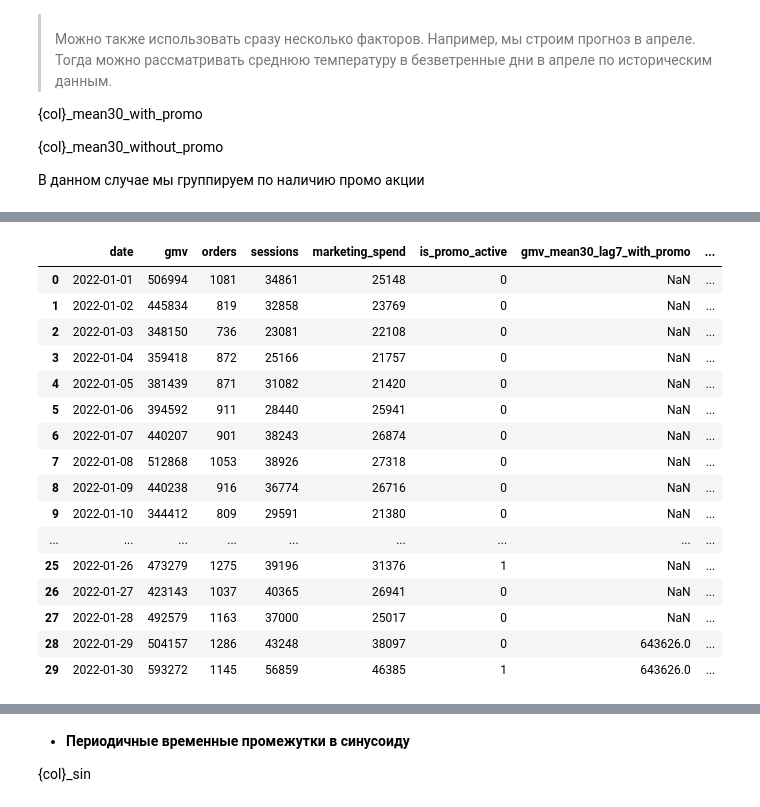
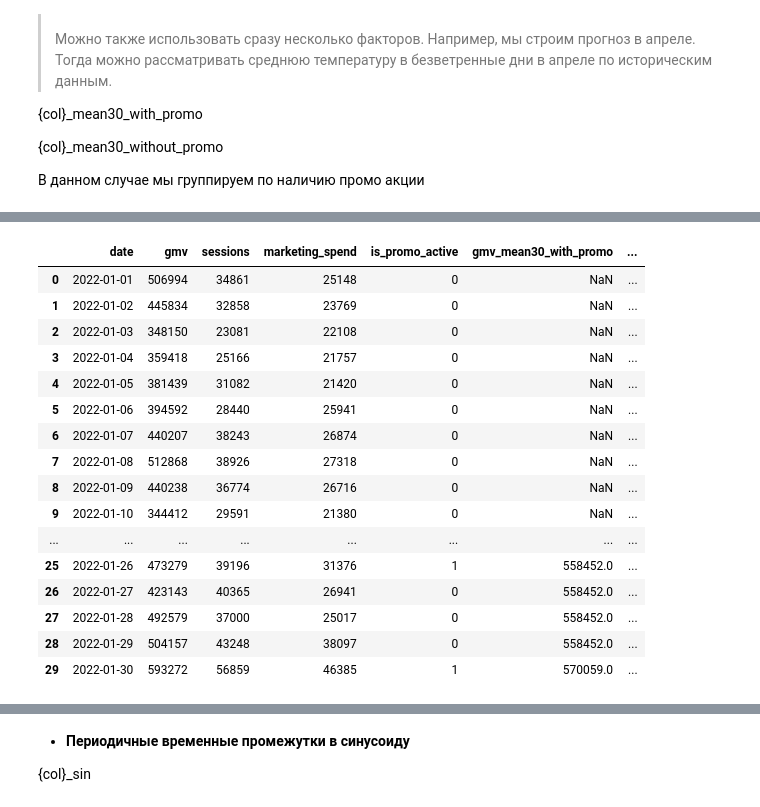
Before and after one commit to RabochiyYan/Ozon_test, a Jupyter notebook: Task_1.1.ipynb, the cells around one changed output, grey strips where cells are left out. Drawn from its saved outputs; the diff is of its cells as text; code cells hidden in the pictures.

```diff
--- a/Task_1.1.ipynb
+++ b/Task_1.1.ipynb
@@ -436,6 +440,7 @@ Index(['gmv', 'orders', 'sessions', 'marketing_spend'], dtype='object')
 # %%
+df2 = df_test.copy(deep=True)
 lags_numeric = [1,2,7, 14, 28, 365]
 for lag in lags_numeric:
-    for col in numeric_columns[1:]:
+    for col in numeric_columns:
         df2[f"{col}_lag_{lag}"] = df2[col].shift(lag)
 # %%
@@ -506,5 +480,6 @@ df3[['date', 'gmv', 'gmv_mean7_lag7', 'gmv_mean30_lag7']].head(15)
 # %%
-for col in numeric_columns[1:]:
+df3 = df2.copy(deep=True)
+for col in numeric_columns:
     df3[f'{col}_mean7'] = df2[col].rolling(window=7, min_periods=1).mean().round(0)
     df3[f'{col}_mean30'] = df2[col].rolling(window=30, min_periods=1).mean().round(0)
 # %%
@@ -529,4 +503,0 @@ df3[list(df2.columns[:5])+list(df3.columns[-8:])].head(15)
-# %%
-df3['gmv_std7_lag7'] = df2['gmv'].shift(7).rolling(window=7, min_periods=1).std().round(0)
-df3['gmv_std30_lag7'] = df2['gmv'].shift(7).rolling(window=30, min_periods=1).std().round(0)
-df3[['date', 'gmv', 'gmv_std7_lag7', 'gmv_std30_lag7']].head(15)
@@ -550,7 +504,7 @@ df3[['date', 'gmv', 'gmv_std7_lag7', 'gmv_std30_lag7']].head(15)
 # %%
-for col in numeric_columns[1:]:
+for col in numeric_columns:
     df3[f'{col}_std7'] = df2[col].rolling(window=7, min_periods=1).std().round(0)
     df3[f'{col}_std30'] = df2[col].rolling(window=30, min_periods=1).std().round(0)
 
-df3[list(df2.columns[:5])+list(df3.columns[-8:])].head(15)
+df3[list(df2.columns[:4])+list(df3.columns[-6:])].head(15)
 # %% [output]
@@ -615,27 +546,28 @@ df4[['date', 'gmv', 'is_promo_active', 'gmv_mean30_lag7_with_promo', 'gmv_mean30
 # %%
-for col in numeric_columns[1:]:
+df4 = df3.copy(deep=True)
+for col in numeric_columns:
     df4[f'{col}_mean30_with_promo'] = calc_conditional_mean(df4[col], df4['is_promo_active'], 1, 0)
     df4[f'{col}_mean30_without_promo'] = calc_conditional_mean(df4[col], df4['is_promo_active'], 0, 0)
 
-df4[list(df4.columns[:6])+list(df4.columns[-8:])].head(30)
+df4[list(df4.columns[:5])+list(df4.columns[-6:])].head(30)
 # %% [output]
-|  | date | gmv | orders | sessions | marketing_spend | is_promo_active | gmv_mean30_lag7_with_promo | ... |
-| 0 | 2022-01-01 | 506994 | 1081 | 34861 | 25148 | 0 | NaN | ... |
-| 1 | 2022-01-02 | 445834 | 819 | 32858 | 23769 | 0 | NaN | ... |
-| 2 | 2022-01-03 | 348150 | 736 | 23081 | 22108 | 0 | NaN | ... |
-| 3 | 2022-01-04 | 359418 | 872 | 25166 | 21757 | 0 | NaN | ... |
-| 4 | 2022-01-05 | 381439 | 871 | 31082 | 21420 | 0 | NaN | ... |
-| 5 | 2022-01-06 | 394592 | 911 | 28440 | 25941 | 0 | NaN | ... |
-| 6 | 2022-01-07 | 440207 | 901 | 38243 | 26874 | 0 | NaN | ... |
-| 7 | 2022-01-08 | 512868 | 1053 | 38926 | 27318 | 0 | NaN | ... |
-| 8 | 2022-01-09 | 440238 | 916 | 36774 | 26716 | 0 | NaN | ... |
-| 9 | 2022-01-10 | 344412 | 809 | 29591 | 21380 | 0 | NaN | ... |
-| ... | ... | ... | ... | ... | ... | ... | ... | ... |
-| 25 | 2022-01-26 | 473279 | 1275 | 39196 | 31376 | 1 | NaN | ... |
-| 26 | 2022-01-27 | 423143 | 1037 | 40365 | 26941 | 0 | NaN | ... |
-| 27 | 2022-01-28 | 492579 | 1163 | 37000 | 25017 | 0 | NaN | ... |
-| 28 | 2022-01-29 | 504157 | 1286 | 43248 | 38097 | 0 | 643626.0 | ... |
-| 29 | 2022-01-30 | 593272 | 1145 | 56859 | 46385 | 1 | 643626.0 | ... |
+|  | date | gmv | sessions | marketing_spend | is_promo_active | gmv_mean30_with_promo | ... |
+| 0 | 2022-01-01 | 506994 | 34861 | 25148 | 0 | NaN | ... |
+| 1 | 2022-01-02 | 445834 | 32858 | 23769 | 0 | NaN | ... |
+| 2 | 2022-01-03 | 348150 | 23081 | 22108 | 0 | NaN | ... |
+| 3 | 2022-01-04 | 359418 | 25166 | 21757 | 0 | NaN | ... |
+| 4 | 2022-01-05 | 381439 | 31082 | 21420 | 0 | NaN | ... |
+| 5 | 2022-01-06 | 394592 | 28440 | 25941 | 0 | NaN | ... |
+| 6 | 2022-01-07 | 440207 | 38243 | 26874 | 0 | NaN | ... |
+| 7 | 2022-01-08 | 512868 | 38926 | 27318 | 0 | NaN | ... |
+| 8 | 2022-01-09 | 440238 | 36774 | 26716 | 0 | NaN | ... |
+| 9 | 2022-01-10 | 344412 | 29591 | 21380 | 0 | NaN | ... |
+| ... | ... | ... | ... | ... | ... | ... | ... |
+| 25 | 2022-01-26 | 473279 | 39196 | 31376 | 1 | 558452.0 | ... |
+| 26 | 2022-01-27 | 423143 | 40365 | 26941 | 0 | 558452.0 | ... |
+| 27 | 2022-01-28 | 492579 | 37000 | 25017 | 0 | 558452.0 | ... |
+| 28 | 2022-01-29 | 504157 | 43248 | 38097 | 0 | 558452.0 | ... |
+| 29 | 2022-01-30 | 593272 | 56859 | 46385 | 1 | 570059.0 | ... |
 # %%
 len(df4.columns)
 # %% [output]
```
Also changed, not shown: parts of 74 cells of this notebook, 2 other files.
